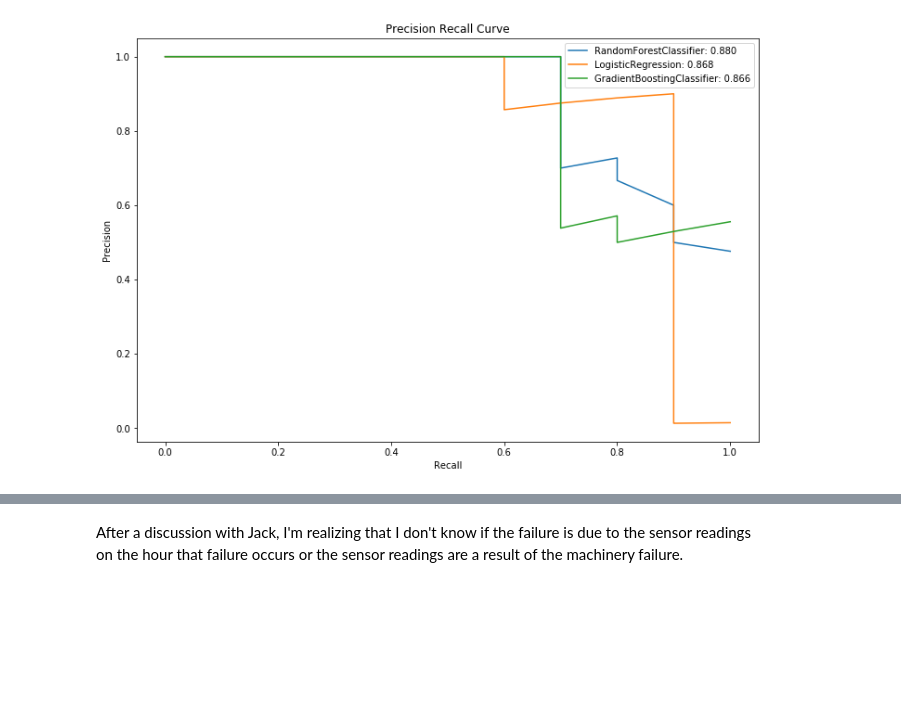
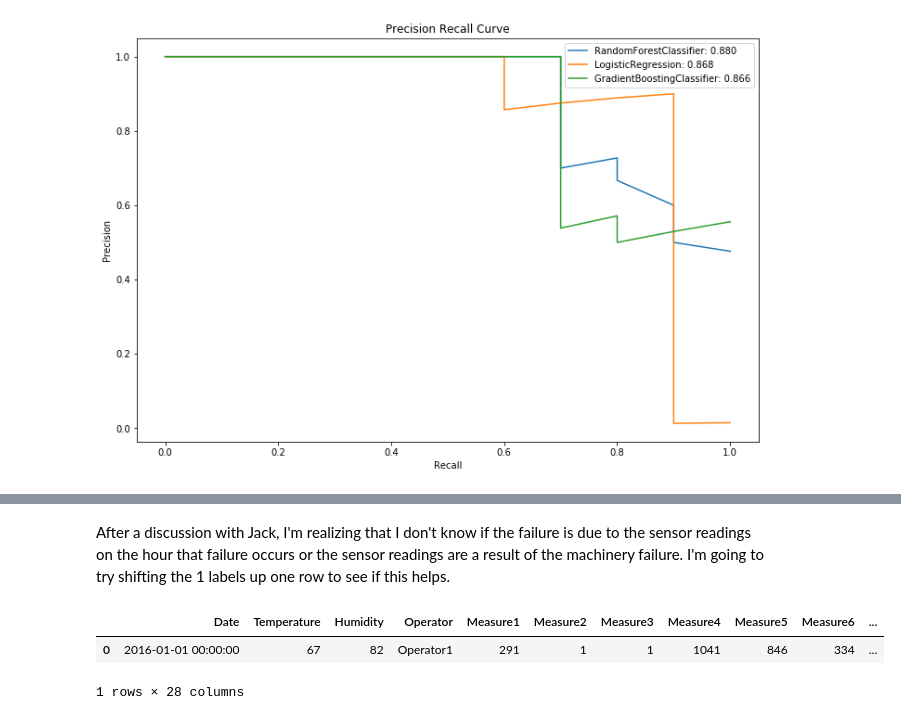
Before and after one commit to kurtrm/predicting_equipment_failure, a Jupyter notebook: notebooks/data_exp.ipynb, the cells around one changed output, grey strips where cells are left out. Saved outputs shown, nothing was run; the diff lists cells and outputs as text; code cells hidden in the pictures; blank space fills up the shorter version.

```diff
--- a/notebooks/data_exp.ipynb
+++ b/notebooks/data_exp.ipynb
@@ -339,2 +346,8 @@ Average neg_log_loss across 5 folds: -0.022
 # %% [markdown]
-After a discussion with Jack, I'm realizing that I don't know if the failure is due to the sensor readings on the hour that failure occurs or the sensor readings are a result of the machinery failure.
+After a discussion with Jack, I'm realizing that I don't know if the failure is due to the sensor readings on the hour that failure occurs or the sensor readings are a result of the machinery failure. I'm going to try shifting the 1 labels up one row to see if this helps.
+# %%
+raw_df.head(1)
+# %% [output]
+|  | Date | Temperature | Humidity | Operator | Measure1 | Measure2 | Measure3 | Measure4 | Measure5 | Measure6 | ... |
+| 0 | 2016-01-01 00:00:00 | 67 | 82 | Operator1 | 291 | 1 | 1 | 1041 | 846 | 334 | ... |
+1 rows × 28 columns
```
Also changed, not shown: parts of 19 cells of this notebook.
